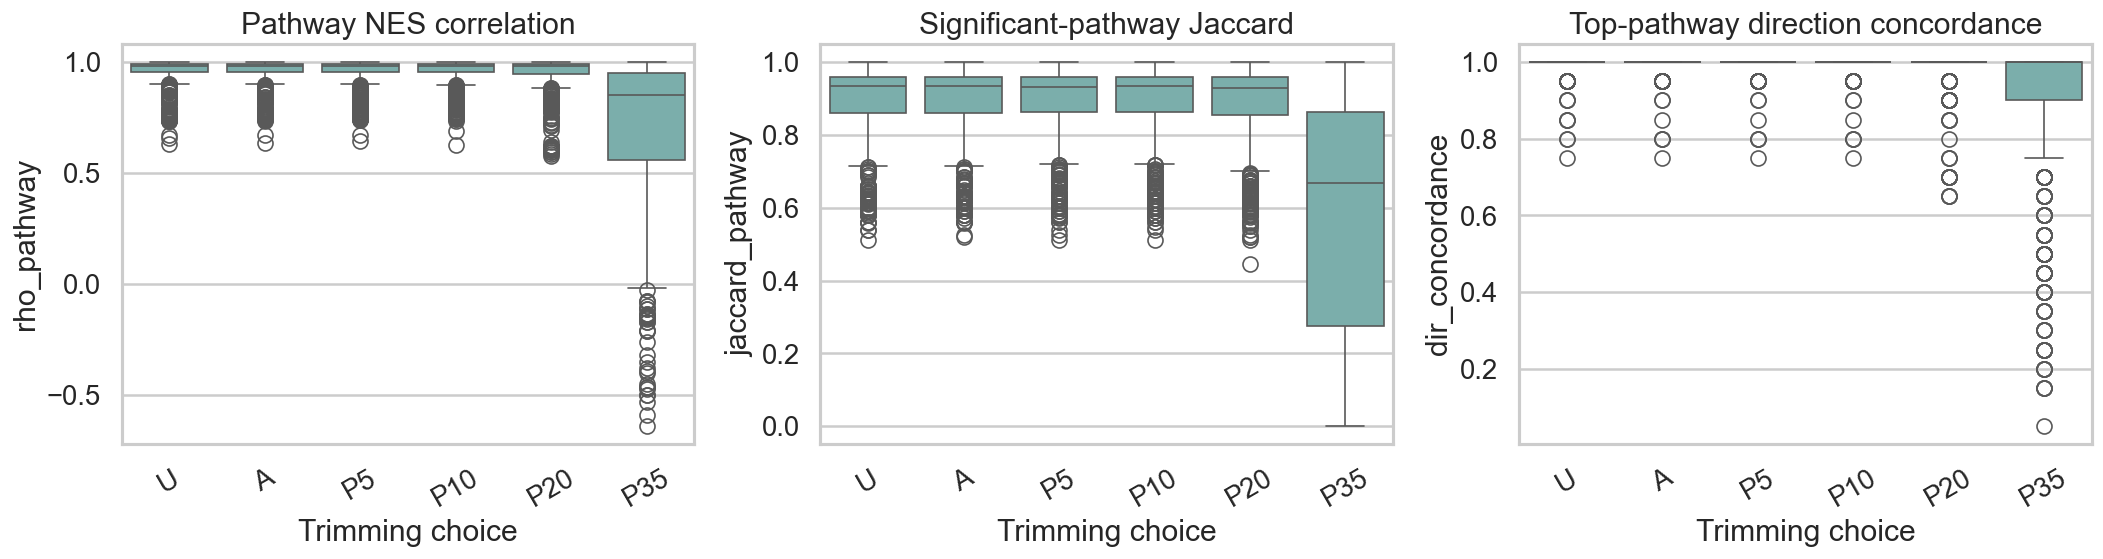
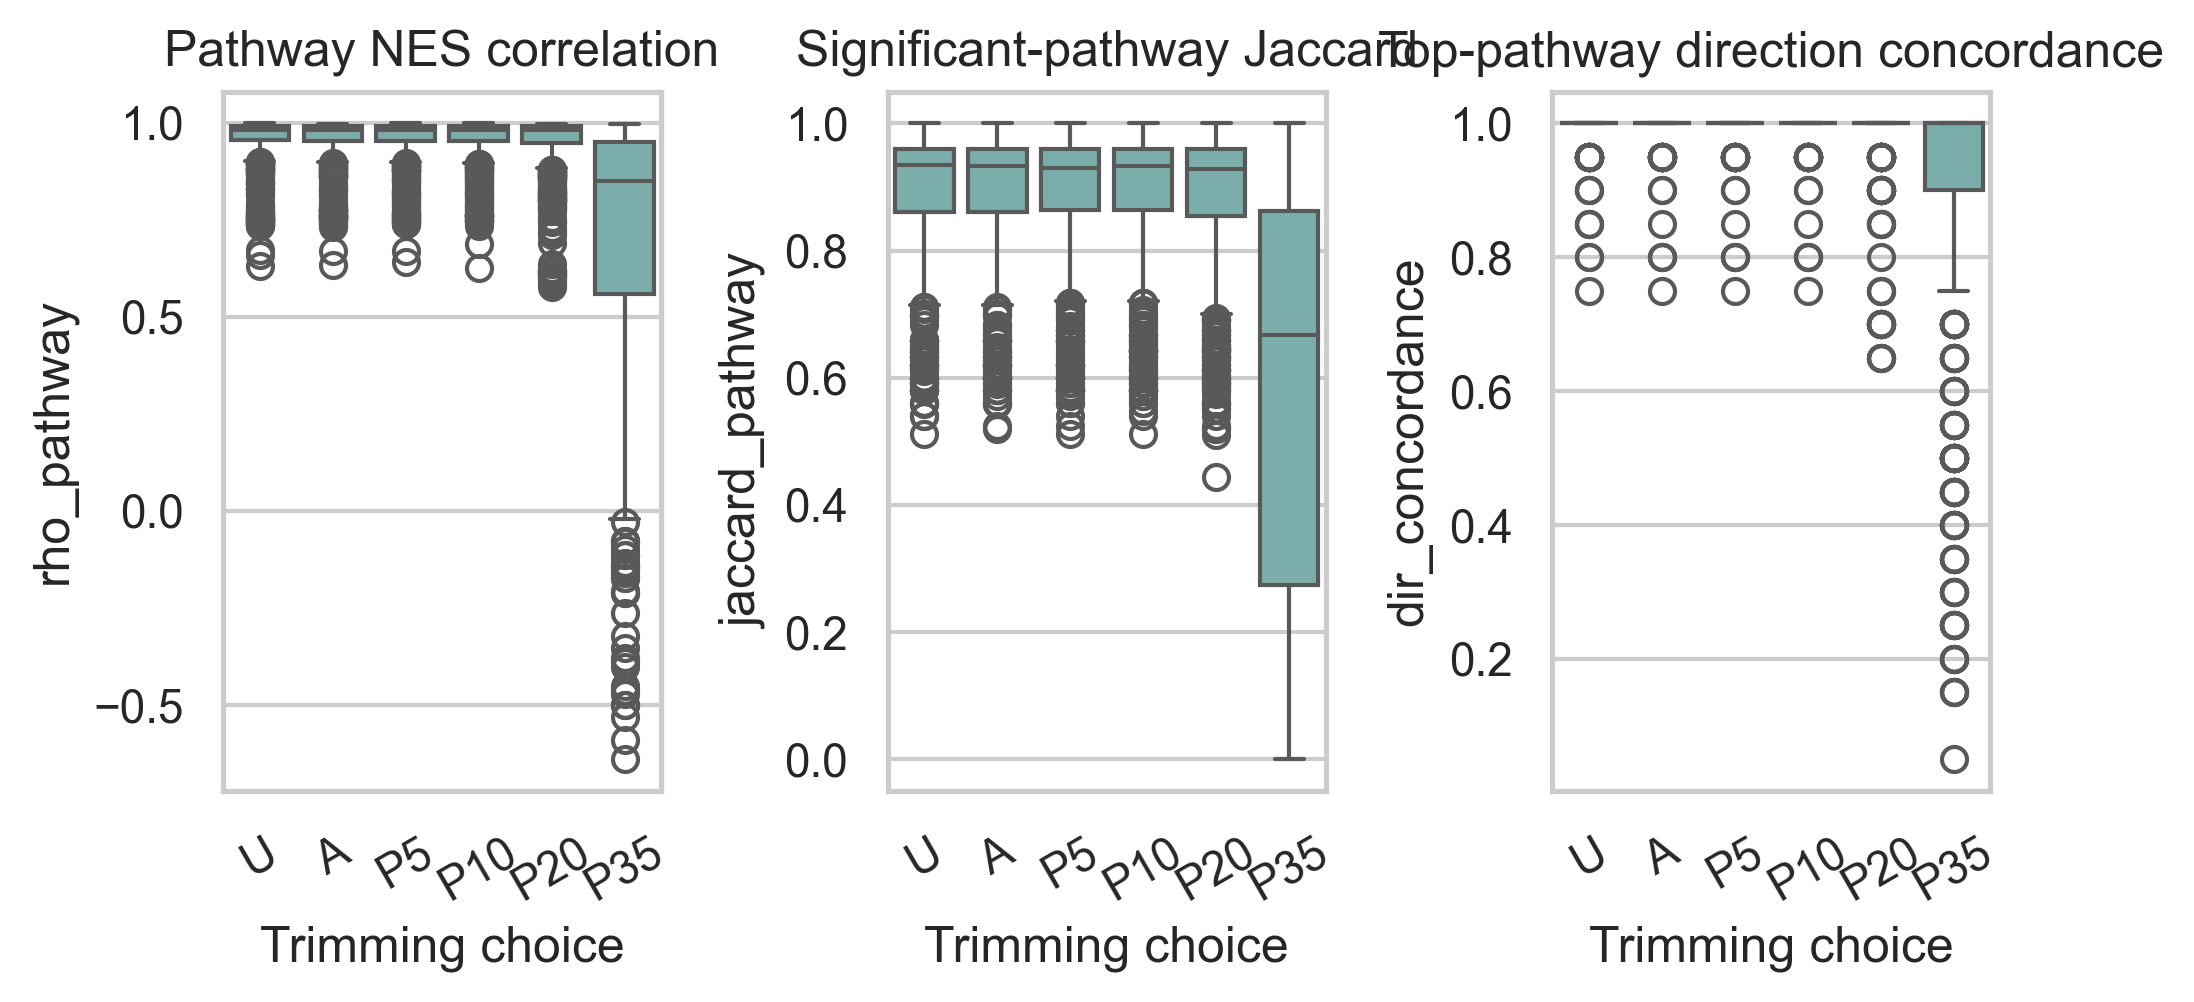
The notebook cell's code change between the first figure and the second:
--- before
+++ after
@@ -1,3 +1,3 @@
-fig, axes = plt.subplots(1, 3, figsize=(18, 5))
+fig, axes = plt.subplots(1, 3, figsize=(7.0, 3.5))
 
 metrics = [

Commit: style: Standardize figure sizing and fonts across all manuscript notebooks